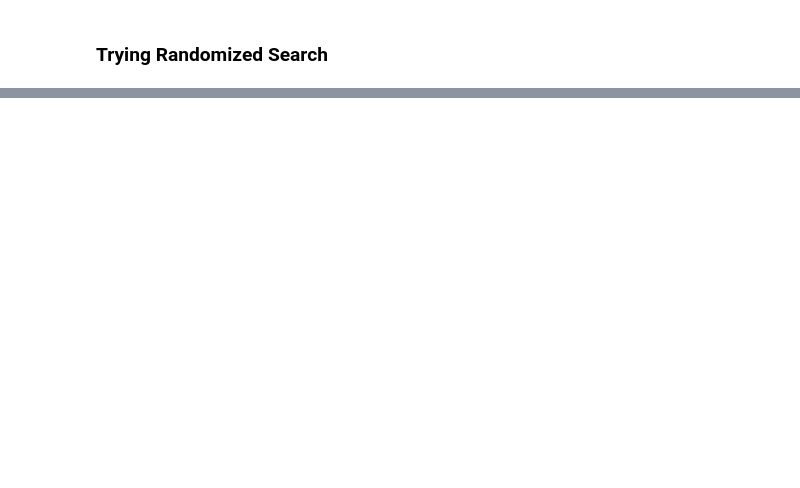
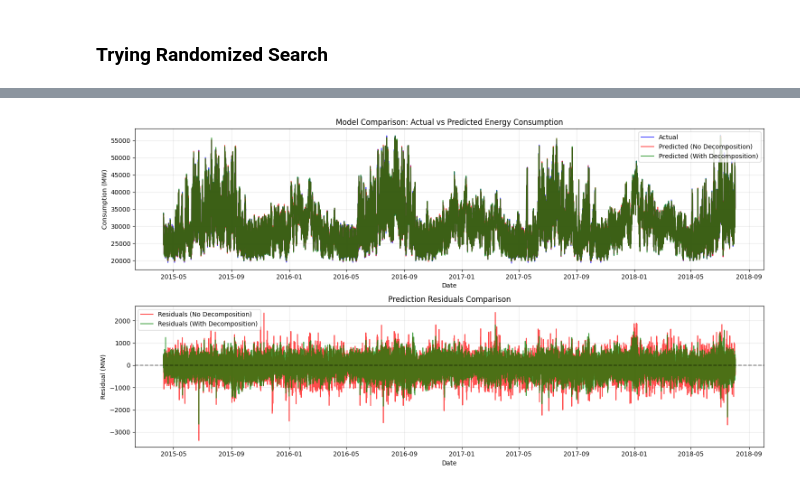
Before and after one commit to kmAyush/ML-by-practice, a Jupyter notebook: Predicting-Energy-Consumption.ipynb, the cells around one changed output, grey strips where cells are left out. Saved outputs shown, nothing was run; the diff lists cells and outputs as text; code cells hidden in the pictures; blank space fills up the shorter version.

Commit message:
Updated Predicting energy consumption file

```diff
--- a/Predicting-Energy-Consumption.ipynb
+++ b/Predicting-Energy-Consumption.ipynb
@@ -353,0 +413,12 @@ df.describe()
+# %%
+# Train model WITH seasonal decomposition (using existing features)
+model_with_decomp = xgb.XGBRegressor(
+    objective='reg:squarederror',
+    n_estimators=200,
+    max_depth=5,
+    learning_rate=0.05,
+    lambda_=1.0,
+    alpha=0.5
+)
+model_with_decomp.fit(X_train, y_train)
+y_pred_with_decomp = model_with_decomp.predict(X_test)
@@ -353,0 +460,32 @@ df.describe()
+# %%
+# Visualization comparing both predictions
+plt.figure(figsize=(15, 8))
+
+# Plot actual values
+plt.subplot(2, 1, 1)
+plt.plot(y_test.index, y_test, label='Actual', color='blue', alpha=0.7)
+plt.plot(y_test.index, y_pred_no_decomp, label='Predicted (No Decomposition)', color='red', alpha=0.7)
+plt.plot(y_test.index, y_pred_with_decomp, label='Predicted (With Decomposition)', color='green', alpha=0.7)
+plt.title('Model Comparison: Actual vs Predicted Energy Consumption')
+plt.xlabel('Date')
+plt.ylabel('Consumption (MW)')
+plt.legend()
+plt.grid(True, alpha=0.3)
+
+# Plot residuals
+plt.subplot(2, 1, 2)
+residuals_no_decomp = y_test - y_pred_no_decomp
+residuals_with_decomp = y_test - y_pred_with_decomp
+plt.plot(y_test.index, residuals_no_decomp, label='Residuals (No Decomposition)', color='red', alpha=0.7)
+plt.plot(y_test.index, residuals_with_decomp, label='Residuals (With Decomposition)', color='green', alpha=0.7)
+plt.title('Prediction Residuals Comparison')
+plt.xlabel('Date')
+plt.ylabel('Residual (MW)')
+plt.legend()
+plt.grid(True, alpha=0.3)
+plt.axhline(y=0, color='black', linestyle='--', alpha=0.5)
+
+plt.tight_layout()
+plt.show()
+# %% [output]
+[figure, added]
```
Also changed, not shown: parts of 17 cells of this notebook.
